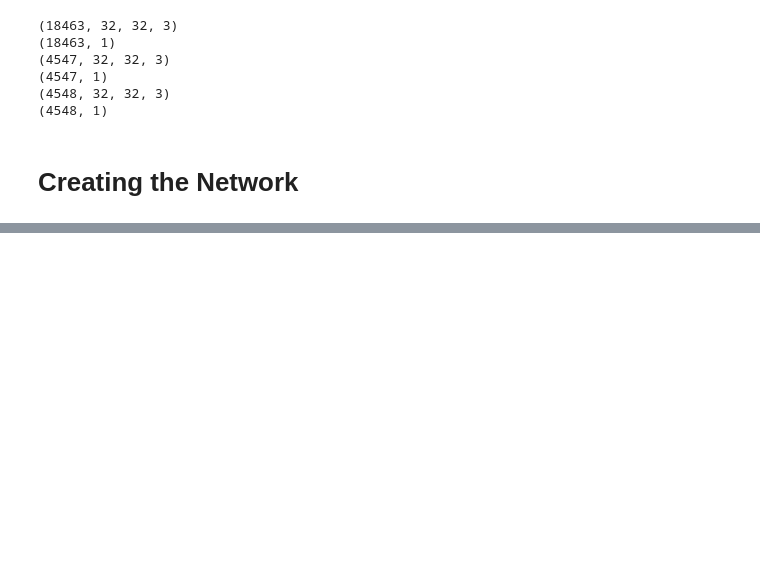
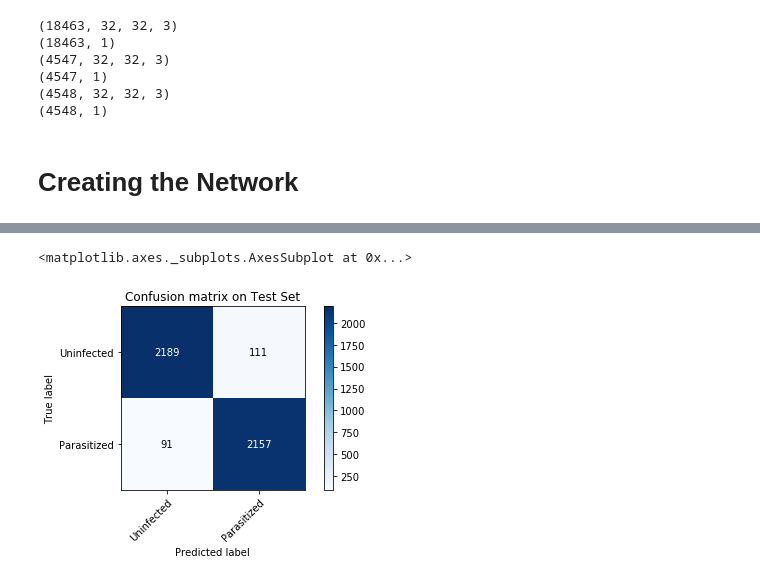
Before and after one commit to JannKatana/MalariaClassificationWithNeuralNetwork, a Jupyter notebook: Malaria Cells Classification using Tensorflow.ipynb, the cells around one changed output, grey strips where cells are left out. Saved outputs shown, nothing was run; the diff lists cells and outputs as text; code cells hidden in the pictures; blank space fills up the shorter version.

Commit message:
Added Confusion Matrix Generator

```diff
--- a/Malaria Cells Classification using Tensorflow.ipynb
+++ b/Malaria Cells Classification using Tensorflow.ipynb
@@ -153,0 +206,5 @@ plt.imshow(X_test[index])
+# %%
+plot_confusion_matrix(Y_test, predictions, classes=["Uninfected","Parasitized"], title='Confusion matrix on Test Set')
+# %% [output]
+<matplotlib.axes._subplots.AxesSubplot at 0x...>
+[figure, added]
```
Also changed, not shown: parts of 8 cells of this notebook.
